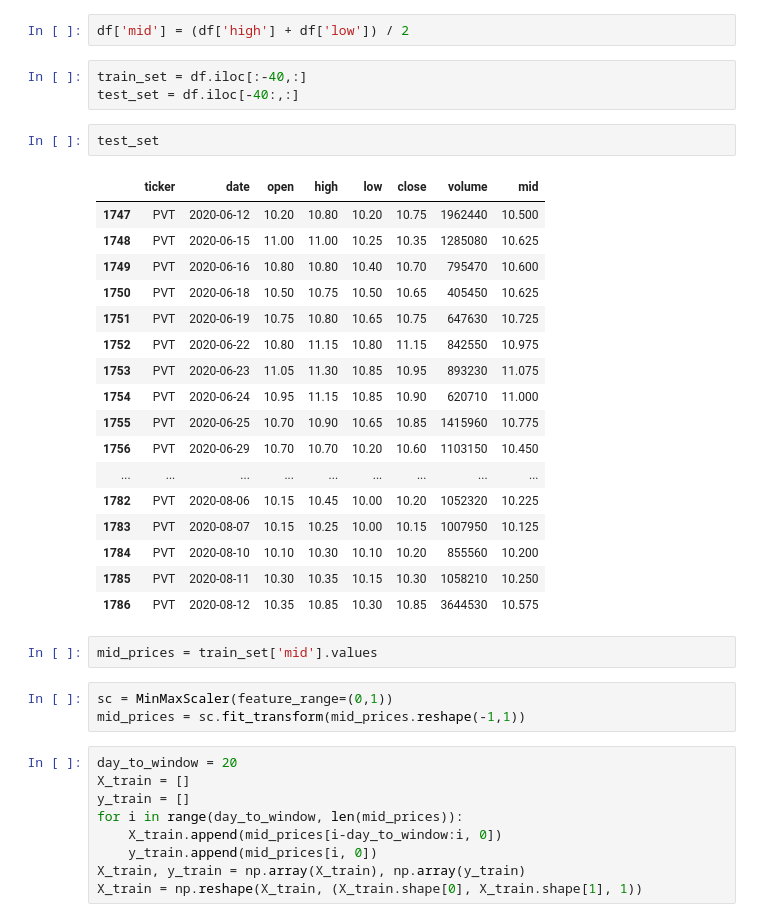
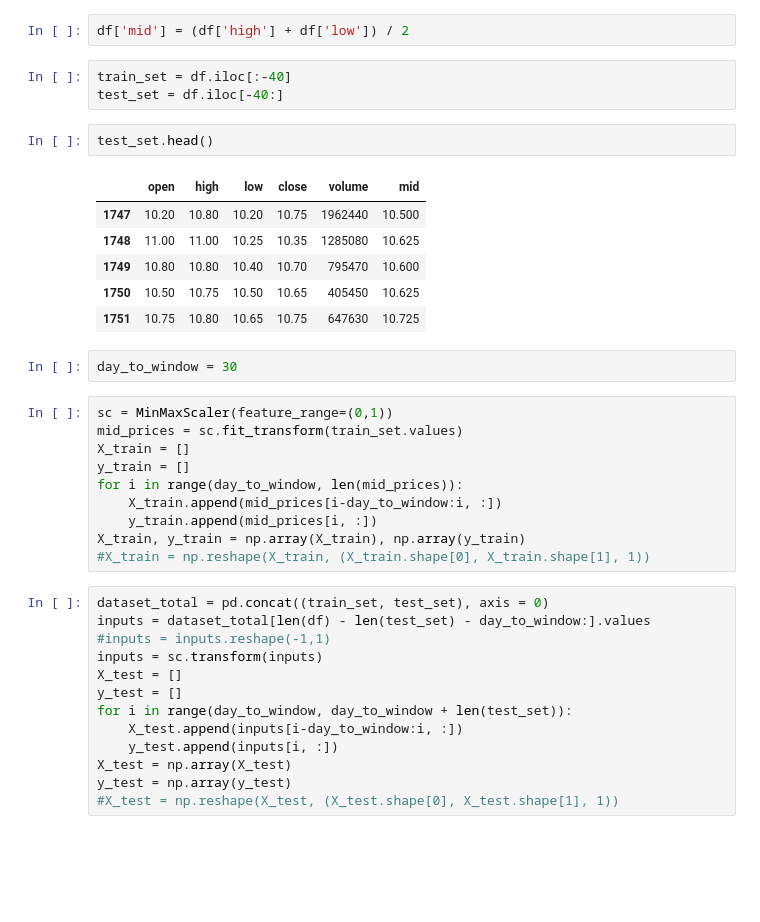
Before and after one commit to hieumdd/stock-n-shock, a Jupyter notebook: LTSM model.ipynb, the cells around one changed output. Cells and saved outputs as stored; diff of their text form; blank space fills up the shorter version.

```diff
--- a/LTSM model.ipynb
+++ b/LTSM model.ipynb
@@ -39,42 +40,42 @@ df.describe()
 # %%
 df['mid'] = (df['high'] + df['low']) / 2
 # %%
-train_set = df.iloc[:-40,:]
-test_set = df.iloc[-40:,:]
+train_set = df.iloc[:-40]
+test_set = df.iloc[-40:]
 # %%
-test_set
+test_set.head()
 # %% [output]
-|  | ticker | date | open | high | low | close | volume | mid |
-| 1747 | PVT | 2020-06-12 | 10.20 | 10.80 | 10.20 | 10.75 | 1962440 | 10.500 |
-| 1748 | PVT | 2020-06-15 | 11.00 | 11.00 | 10.25 | 10.35 | 1285080 | 10.625 |
-| 1749 | PVT | 2020-06-16 | 10.80 | 10.80 | 10.40 | 10.70 | 795470 | 10.600 |
-| 1750 | PVT | 2020-06-18 | 10.50 | 10.75 | 10.50 | 10.65 | 405450 | 10.625 |
-| 1751 | PVT | 2020-06-19 | 10.75 | 10.80 | 10.65 | 10.75 | 647630 | 10.725 |
-| 1752 | PVT | 2020-06-22 | 10.80 | 11.15 | 10.80 | 11.15 | 842550 | 10.975 |
-| 1753 | PVT | 2020-06-23 | 11.05 | 11.30 | 10.85 | 10.95 | 893230 | 11.075 |
-| 1754 | PVT | 2020-06-24 | 10.95 | 11.15 | 10.85 | 10.90 | 620710 | 11.000 |
-| 1755 | PVT | 2020-06-25 | 10.70 | 10.90 | 10.65 | 10.85 | 1415960 | 10.775 |
-| 1756 | PVT | 2020-06-29 | 10.70 | 10.70 | 10.20 | 10.60 | 1103150 | 10.450 |
-| ... | ... | ... | ... | ... | ... | ... | ... | ... |
-| 1782 | PVT | 2020-08-06 | 10.15 | 10.45 | 10.00 | 10.20 | 1052320 | 10.225 |
-| 1783 | PVT | 2020-08-07 | 10.15 | 10.25 | 10.00 | 10.15 | 1007950 | 10.125 |
-| 1784 | PVT | 2020-08-10 | 10.10 | 10.30 | 10.10 | 10.20 | 855560 | 10.200 |
-| 1785 | PVT | 2020-08-11 | 10.30 | 10.35 | 10.15 | 10.30 | 1058210 | 10.250 |
-| 1786 | PVT | 2020-08-12 | 10.35 | 10.85 | 10.30 | 10.85 | 3644530 | 10.575 |
+|  | open | high | low | close | volume | mid |
+| 1747 | 10.20 | 10.80 | 10.20 | 10.75 | 1962440 | 10.500 |
+| 1748 | 11.00 | 11.00 | 10.25 | 10.35 | 1285080 | 10.625 |
+| 1749 | 10.80 | 10.80 | 10.40 | 10.70 | 795470 | 10.600 |
+| 1750 | 10.50 | 10.75 | 10.50 | 10.65 | 405450 | 10.625 |
+| 1751 | 10.75 | 10.80 | 10.65 | 10.75 | 647630 | 10.725 |
-# %%
-mid_prices = train_set['mid'].values
-# %%
-sc = MinMaxScaler(feature_range=(0,1))
-mid_prices = sc.fit_transform(mid_prices.reshape(-1,1))
+# %%
+day_to_window = 30
 # %%
-day_to_window = 20
+sc = MinMaxScaler(feature_range=(0,1))
+mid_prices = sc.fit_transform(train_set.values)
 X_train = []
 y_train = []
 for i in range(day_to_window, len(mid_prices)):
-    X_train.append(mid_prices[i-day_to_window:i, 0])
-    y_train.append(mid_prices[i, 0])
+    X_train.append(mid_prices[i-day_to_window:i, :])
+    y_train.append(mid_prices[i, :])
 X_train, y_train = np.array(X_train), np.array(y_train)
-X_train = np.reshape(X_train, (X_train.shape[0], X_train.shape[1], 1))
+#X_train = np.reshape(X_train, (X_train.shape[0], X_train.shape[1], 1))
+# %%
+dataset_total = pd.concat((train_set, test_set), axis = 0)
+inputs = dataset_total[len(df) - len(test_set) - day_to_window:].values
+#inputs = inputs.reshape(-1,1)
+inputs = sc.transform(inputs)
+X_test = []
+y_test = []
+for i in range(day_to_window, day_to_window + len(test_set)):
+    X_test.append(inputs[i-day_to_window:i, :])
+    y_test.append(inputs[i, :])
+X_test = np.array(X_test)
+y_test = np.array(y_test)
+#X_test = np.reshape(X_test, (X_test.shape[0], X_test.shape[1], 1))
 # %%
 model = Sequential()
 
```
Also changed, not shown: parts of 13 cells of this notebook.
